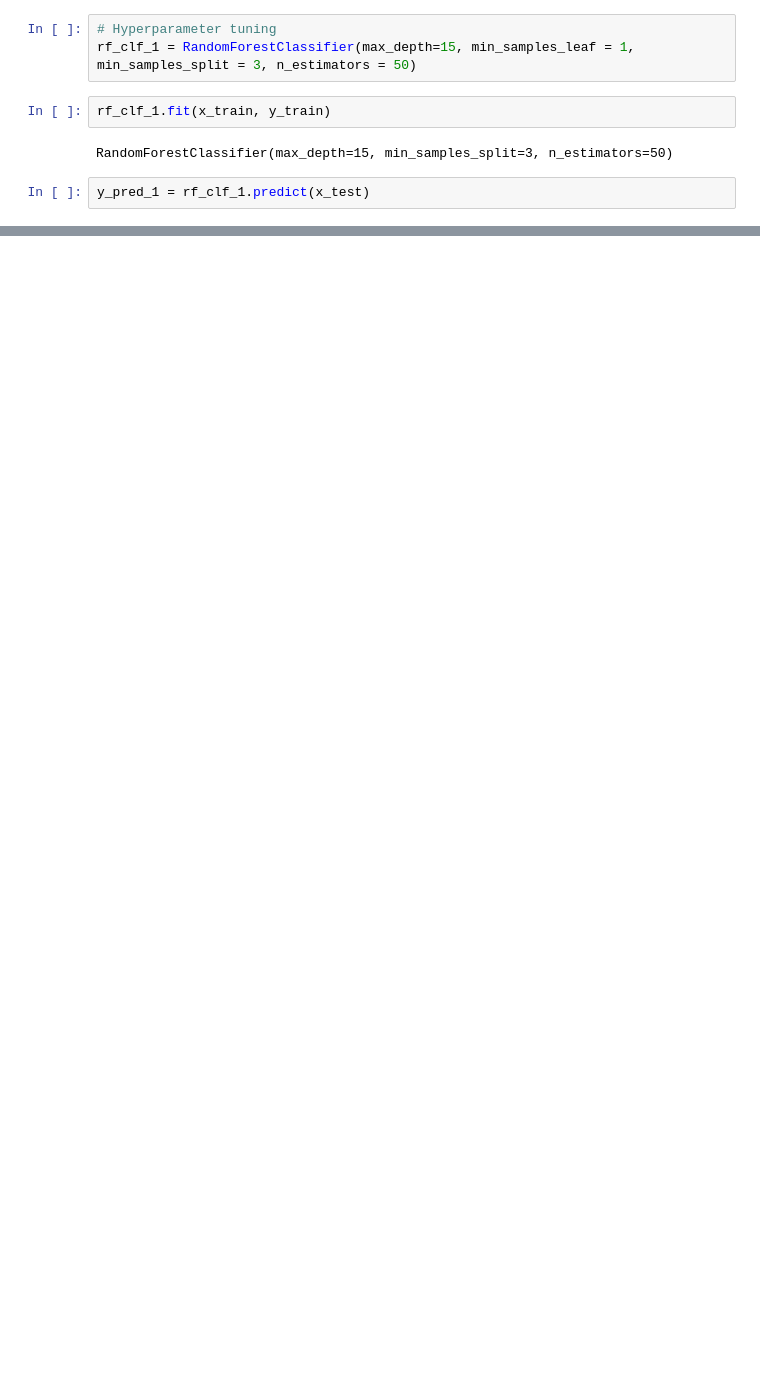
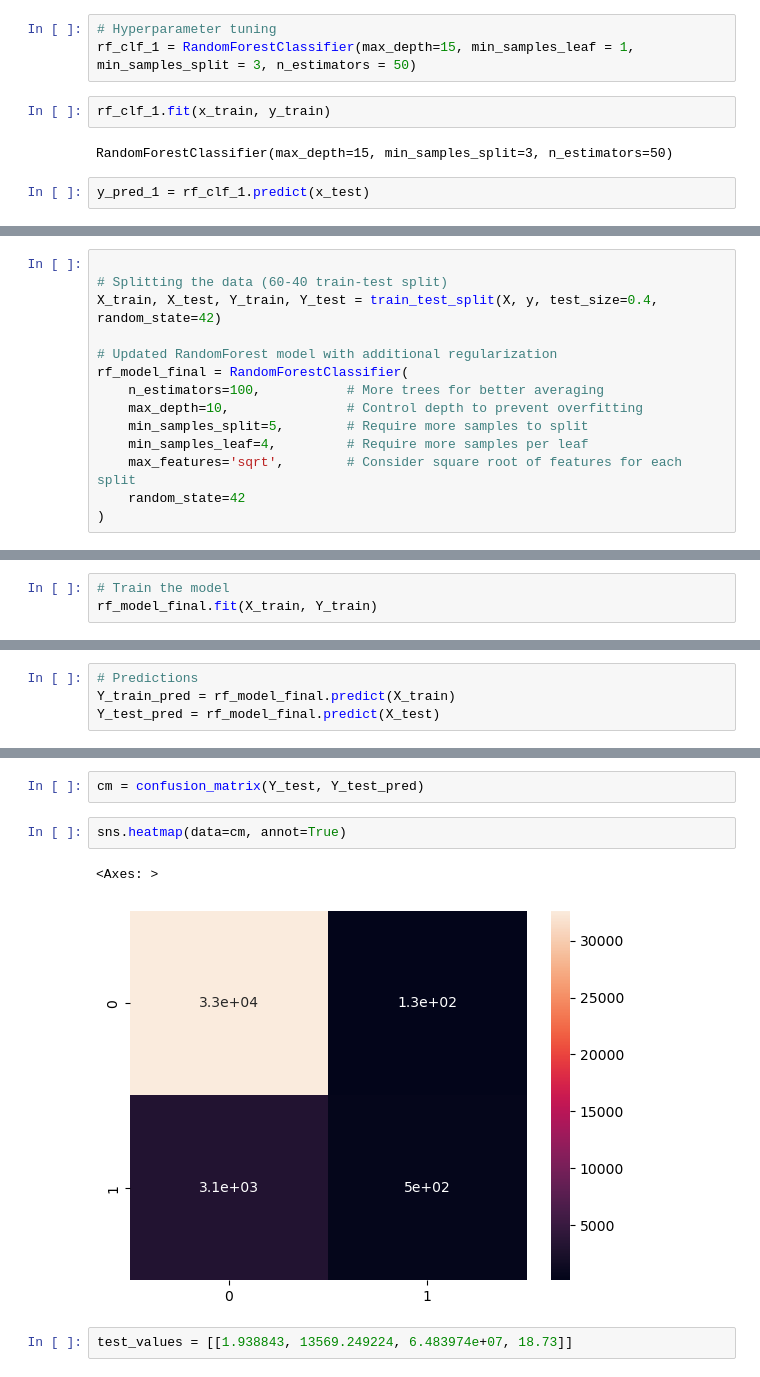
Before and after one commit to gargi-09/FAI-Project, a Jupyter notebook: NASA.ipynb, the cells around one changed output, grey strips where cells are left out. Cells and saved outputs as stored; diff of their text form; blank space fills up the shorter version.

Commit message:
overfitting issue resolved

```diff
--- a/NASA.ipynb
+++ b/NASA.ipynb
@@ -516,0 +519,14 @@ classification_report()
+# %%
+
+# Splitting the data (60-40 train-test split)
+X_train, X_test, Y_train, Y_test = train_test_split(X, y, test_size=0.4, random_state=42)
+
+# Updated RandomForest model with additional regularization
+rf_model_final = RandomForestClassifier(
+    n_estimators=100,           # More trees for better averaging
+    max_depth=10,               # Control depth to prevent overfitting
+    min_samples_split=5,        # Require more samples to split
+    min_samples_leaf=4,         # Require more samples per leaf
+    max_features='sqrt',        # Consider square root of features for each split
+    random_state=42
+)
@@ -516,0 +541,3 @@ classification_report()
+# %%
+# Train the model
+rf_model_final.fit(X_train, Y_train)
@@ -516,0 +547,4 @@ classification_report()
+# %%
+# Predictions
+Y_train_pred = rf_model_final.predict(X_train)
+Y_test_pred = rf_model_final.predict(X_test)
@@ -516,0 +572,9 @@ classification_report()
+# %%
+cm = confusion_matrix(Y_test, Y_test_pred)
+# %%
+sns.heatmap(data=cm, annot=True)
+# %% [output]
+<Axes: >
+[figure, added]
+# %%
+test_values = [[1.938843, 13569.249224, 6.483974e+07, 18.73]]
```
Also changed, not shown: parts of 46 cells of this notebook.
